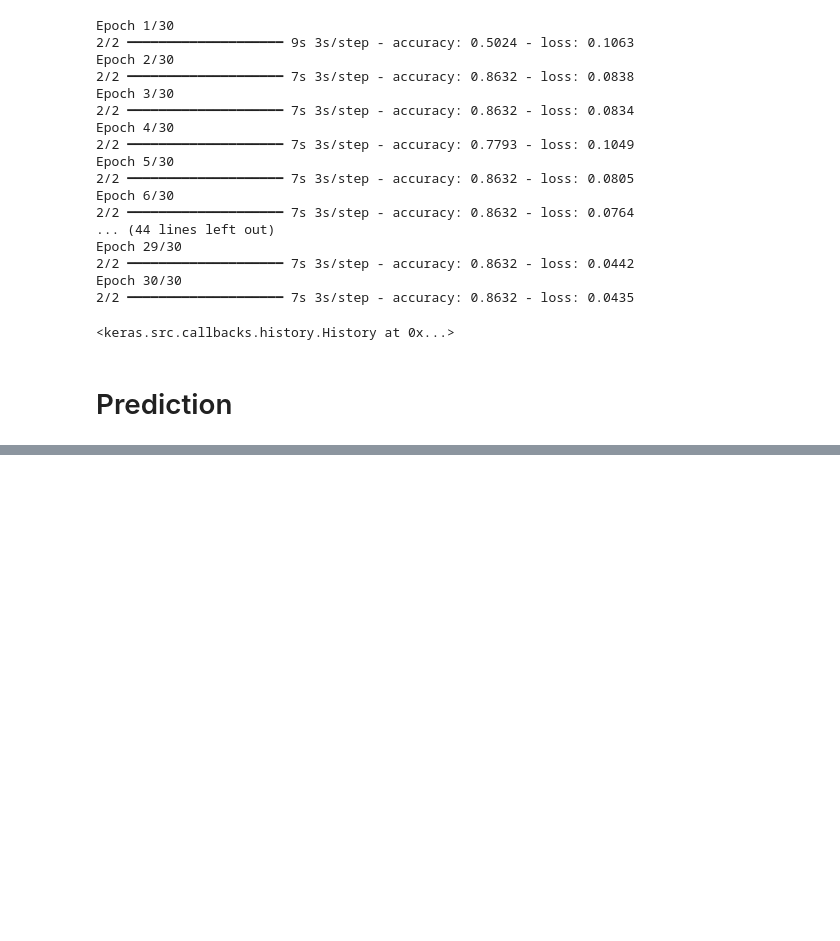
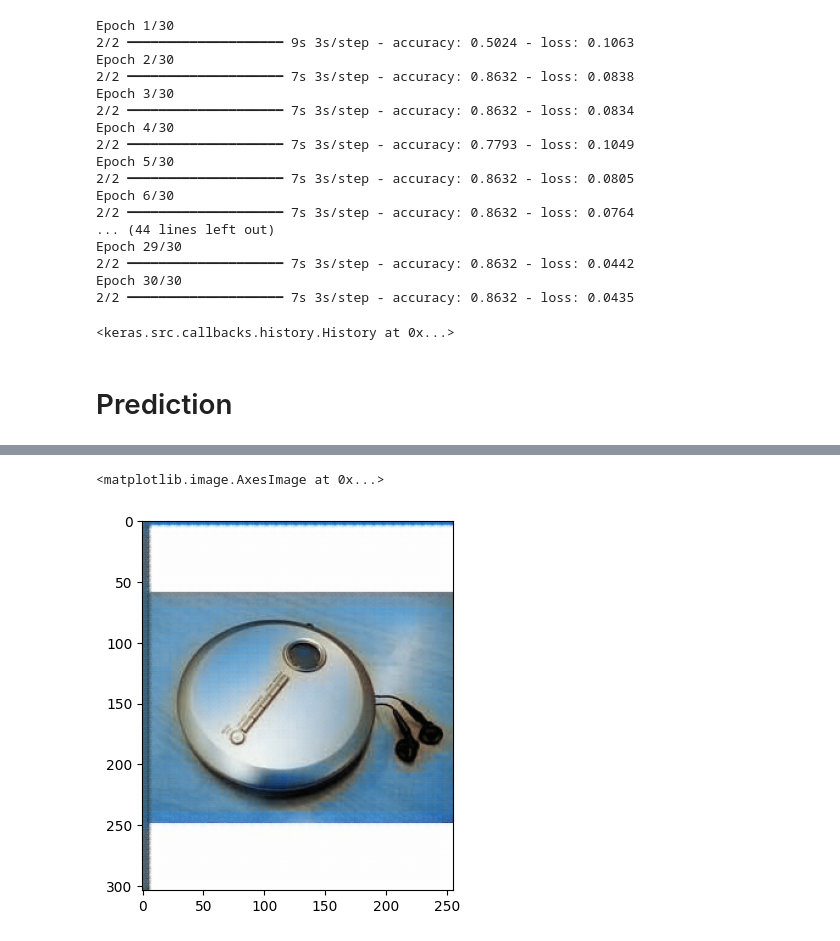
Before and after one commit to IgorCzudy/color_images, a Jupyter notebook: color.ipynb, the cells around one changed output, grey strips where cells are left out. Saved outputs shown, nothing was run; the diff lists cells and outputs as text; code cells hidden in the pictures; blank space fills up the shorter version.

```diff
--- a/color.ipynb
+++ b/color.ipynb
@@ -306,3 +329,35 @@ Epoch 30/30
 <keras.src.callbacks.history.History at 0x...>
 # %% [markdown]
 # Prediction
+# %%
+from keras.models import load_model
+from Autoencoder import Autoencoder, Encoder, Decoder
+from main import ssim_loss
+import cv2
+import tensorflow as tf
+import matplotlib.pyplot as plt
+import numpy as np
+from tensorflow.keras.applications import VGG16
+
+loaded_model = load_model("checkpoints/2.keras",
+                          custom_objects={
+        'Encoder': Encoder,
+        'Decoder': Decoder,
+        'Autoencoder': Autoencoder,
+        'ssim_loss': ssim_loss
+    }
+)
+
+image_path ="2/00485/4177332938638751.jpg"
+image = tf.io.read_file(image_path)
+image = tf.image.decode_jpeg(image, channels=3)
+image = tf.cast(image, tf.float32)  # Cast to tf.float32
+# image = tf.image.resize(image, [32, 32])
+image = image / 255.0
+image_gray = tf.image.rgb_to_grayscale(image)
+image_gray = tf.expand_dims(image_gray, axis=0)
+
+y_pred = loaded_model.predict(image_gray)
+
+plt.imshow(y_pred[0])
+# %% [output]
@@ -308,0 +378,2 @@ Epoch 30/30
+<matplotlib.image.AxesImage at 0x...>
+[figure, added]
```
Also changed, not shown: parts of 21 cells of this notebook, 4 other files.
